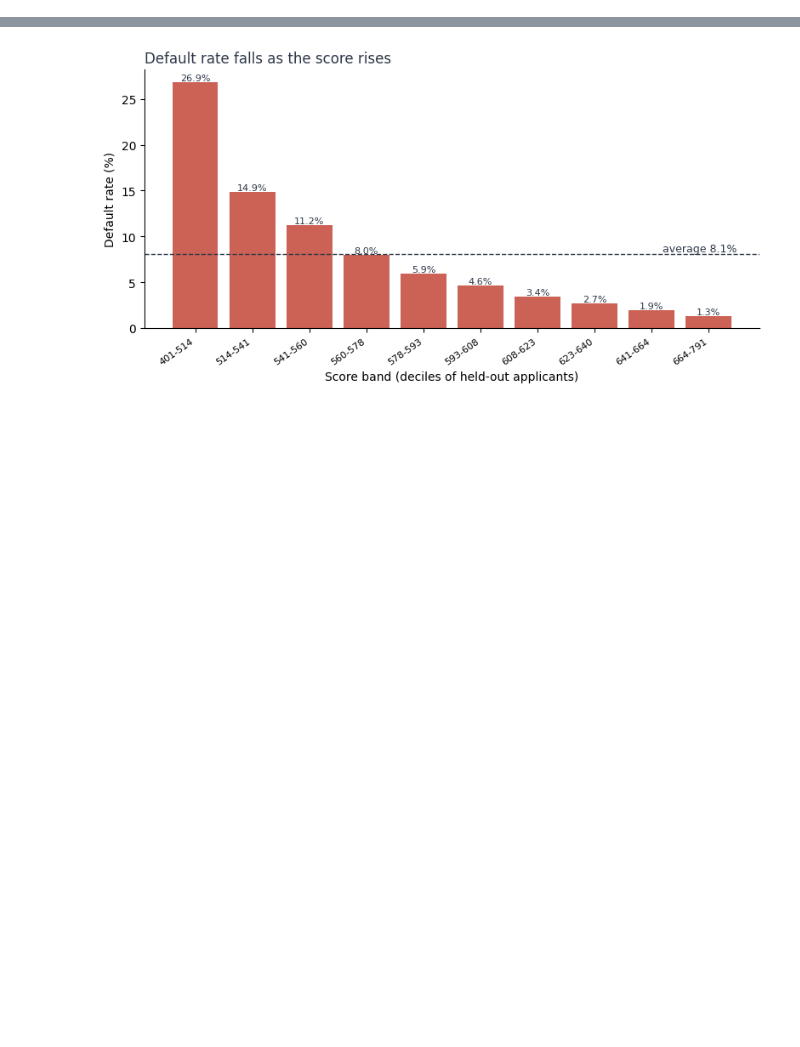
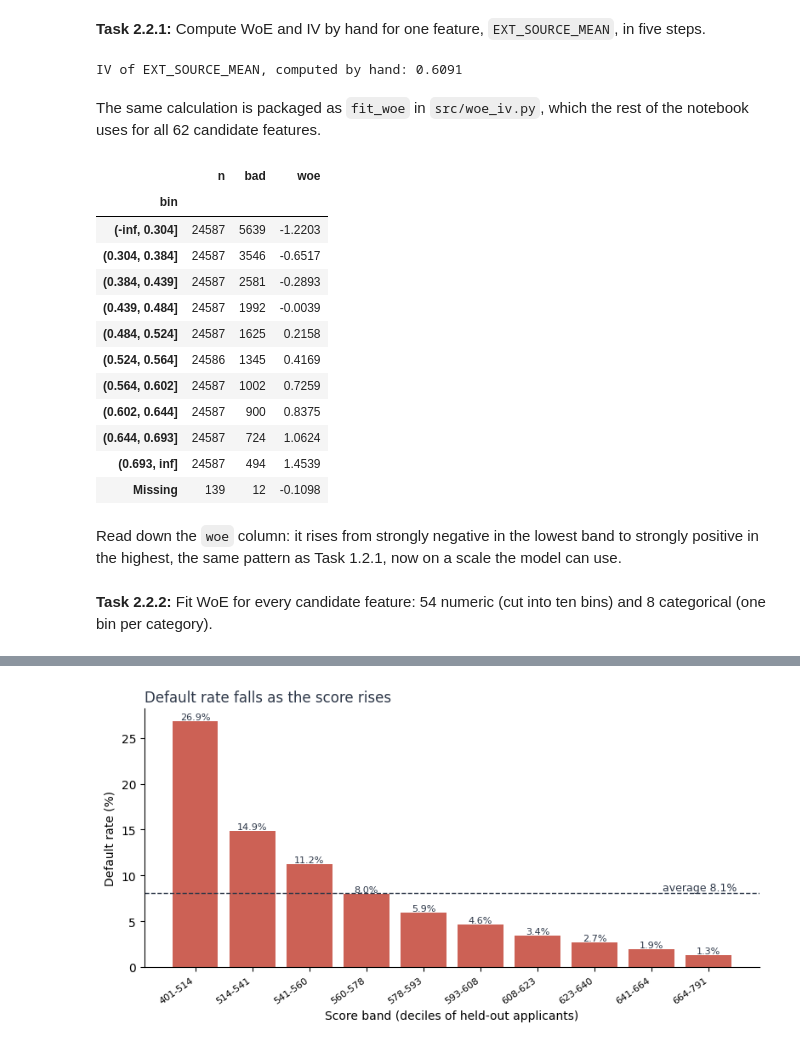
Before and after one commit to alvenyuka/Credit-Risk-Scorecard, a Jupyter notebook: Credit_Risk_Scorecard.ipynb, the cells around one changed output, grey strips where cells are left out. Cells and saved outputs as stored; diff of their text form; code cells hidden in the pictures; blank space fills up the shorter version.

```diff
--- a/Credit_Risk_Scorecard.ipynb
+++ b/Credit_Risk_Scorecard.ipynb
@@ -319,0 +221,10 @@ _ = score_distribution(scores, yf_val)
+# %%
+# Target vector (what we predict) and feature matrix (what we predict it from)
+y = full["TARGET"]
+X = full.drop(columns=["TARGET", "SK_ID_CURR"])
+
+# Same seed and stratification as the pipeline, so both use identical rows
+X_train, X_val, y_train, y_val = train_test_split(X, y, test_size=0.2, random_state=42, stratify=y)
+
+print(f"training: {len(X_train):,} applicants, default rate {y_train.mean():.2%}")
+print(f"holdout:  {len(X_val):,} applicants, default rate {y_val.mean():.2%}")
@@ -319,0 +298,62 @@ _ = score_distribution(scores, yf_val)
+# %% [markdown]
+**Task 2.2.1:** Compute WoE and IV by hand for one feature, `EXT_SOURCE_MEAN`,
+in five steps.
+# %%
+col = "EXT_SOURCE_MEAN"
+x = X_train[col]
+
+# 1. Cut points: the 0%, 10%, ..., 100% quantiles of the non-missing values
+edges = np.unique(np.quantile(x.dropna().astype(float), np.linspace(0, 1, 11)))
+edges[0], edges[-1] = -np.inf, np.inf  # open the first and last bins
+
+# 2. Put every applicant in a bin; missing values get a bin of their own
+bins = pd.cut(x, bins=edges, include_lowest=True).astype(str).where(x.notna(), "Missing")
+
+# 3. Count defaulters (bad) and repayers (good) in each bin
+woe_table = pd.DataFrame({"bin": bins, "y": y_train}).groupby("bin")["y"].agg(n="count", bad="sum")
+woe_table["good"] = woe_table["n"] - woe_table["bad"]
+
+# 4. Each bin's share of all goods and of all bads (+0.5 so an empty bin never gives log(0))
+eps, k = 0.5, len(woe_table)
+dist_good = (woe_table["good"] + eps) / (woe_table["good"].sum() + eps * k)
+dist_bad = (woe_table["bad"] + eps) / (woe_table["bad"].sum() + eps * k)
+
+# 5. WoE per bin, and IV for the whole feature
+woe_table["woe"] = np.log(dist_good / dist_bad)
+iv_by_hand = ((dist_good - dist_bad) * woe_table["woe"]).sum()
+print(f"IV of {col}, computed by hand: {iv_by_hand:.4f}")
+# %% [output]
+IV of EXT_SOURCE_MEAN, computed by hand: 0.6091
+# %% [markdown]
+The same calculation is packaged as `fit_woe` in `src/woe_iv.py`, which the rest
+of the notebook uses for all 62 candidate features.
+# %%
+from woe_iv import fit_woe
+
+reference = fit_woe(X_train[col], y_train, is_categorical=False, n_bins=10)
+
+# Check your work: the hand calculation and the tested function agree on every bin
+assert np.allclose(woe_table.loc[reference["table"].index, "woe"], reference["table"]["woe"])
+assert abs(iv_by_hand - reference["iv"]) < 1e-12
+reference["table"][["n", "bad", "woe"]].round(4)
+# %% [output]
+|  | n | bad | woe |
+| bin |  |  |  |
+| (-inf, 0.304] | 24587 | 5639 | -1.2203 |
+| (0.304, 0.384] | 24587 | 3546 | -0.6517 |
+| (0.384, 0.439] | 24587 | 2581 | -0.2893 |
+| (0.439, 0.484] | 24587 | 1992 | -0.0039 |
+| (0.484, 0.524] | 24587 | 1625 | 0.2158 |
+| (0.524, 0.564] | 24586 | 1345 | 0.4169 |
+| (0.564, 0.602] | 24587 | 1002 | 0.7259 |
+| (0.602, 0.644] | 24587 | 900 | 0.8375 |
+| (0.644, 0.693] | 24587 | 724 | 1.0624 |
+| (0.693, inf] | 24587 | 494 | 1.4539 |
+| Missing | 139 | 12 | -0.1098 |
+# %% [markdown]
+Read down the `woe` column: it rises from strongly negative in the lowest band
+to strongly positive in the highest, the same pattern as Task 1.2.1, now on a
+scale the model can use.
+# %% [markdown]
+**Task 2.2.2:** Fit WoE for every candidate feature: 54 numeric (cut into ten
+bins) and 8 categorical (one bin per category).
```
Also changed, not shown: parts of 125 cells of this notebook, 3 other files.
